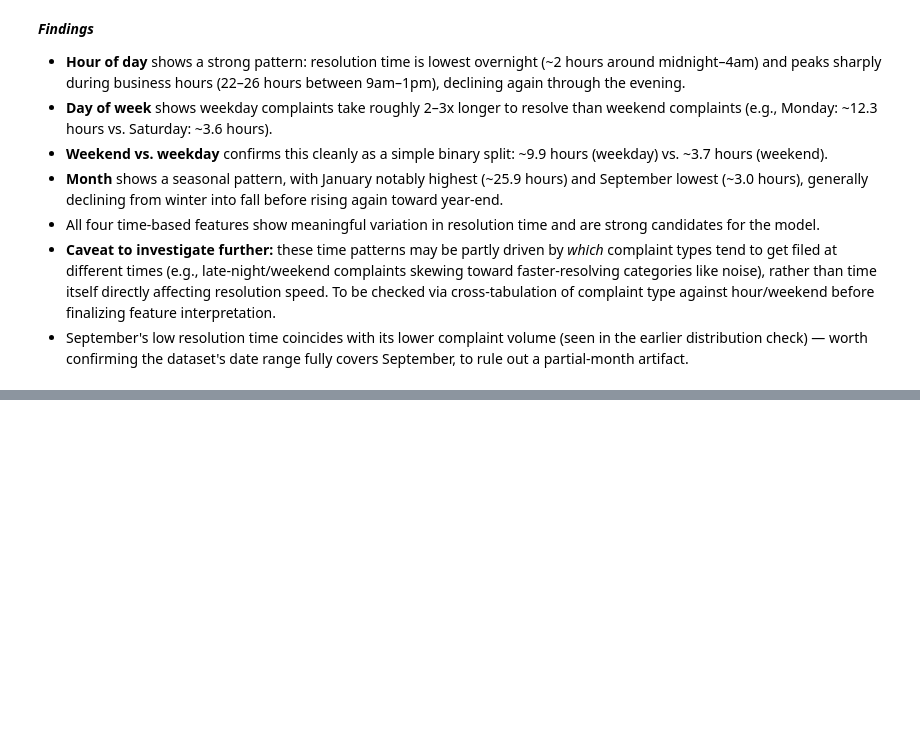
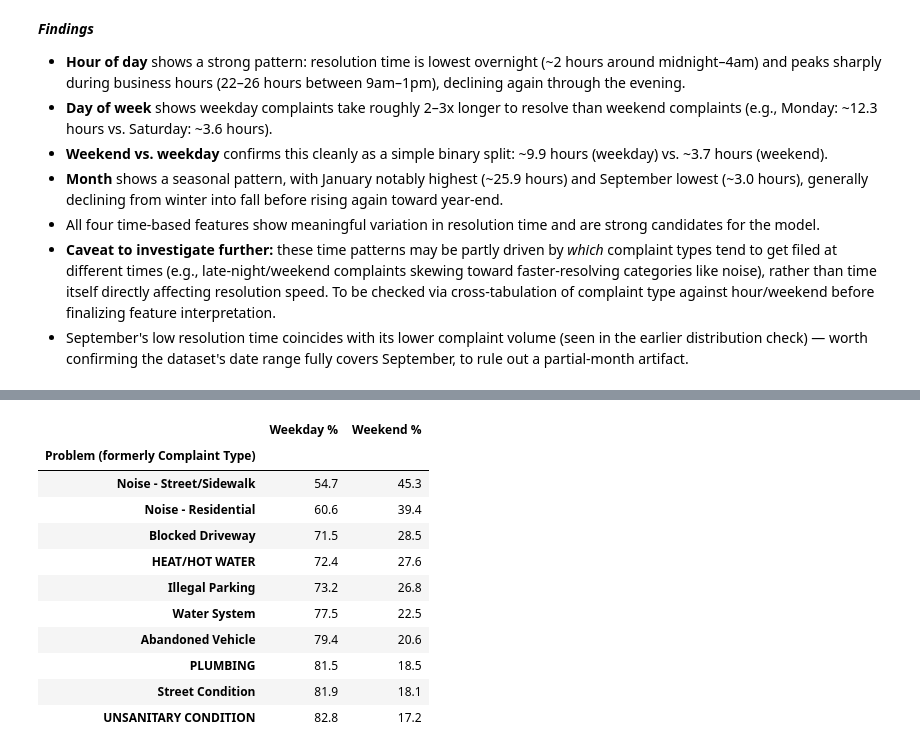
Before and after one commit to ushithila/311-Complaint-Resolution-Speed, a Jupyter notebook: notebooks/downloading_initial_EDA.ipynb, the cells around one changed output, grey strips where cells are left out. Cells and saved outputs as stored; diff of their text form; code cells hidden in the pictures; blank space fills up the shorter version.

```diff
--- a/notebooks/downloading_initial_EDA.ipynb
+++ b/notebooks/downloading_initial_EDA.ipynb
@@ -350,0 +326,22 @@ Name: resolution_hours, dtype: float64
+# %%
+problem_col = 'Problem (formerly Complaint Type)'
+top_10_problems = df[problem_col].value_counts().head(10).index
+df_top10 = df[df[problem_col].isin(top_10_problems)].copy()
+
+mix_by_weekend = pd.crosstab(df_top10[problem_col], df_top10['is_weekend'], normalize='index') * 100
+mix_by_weekend.columns = ['Weekday %', 'Weekend %']
+mix_by_weekend = mix_by_weekend.round(1).sort_values('Weekend %', ascending=False)
+mix_by_weekend
+# %% [output]
+|  | Weekday % | Weekend % |
+| Problem (formerly Complaint Type) |  |  |
+| Noise - Street/Sidewalk | 54.7 | 45.3 |
+| Noise - Residential | 60.6 | 39.4 |
+| Blocked Driveway | 71.5 | 28.5 |
+| HEAT/HOT WATER | 72.4 | 27.6 |
+| Illegal Parking | 73.2 | 26.8 |
+| Water System | 77.5 | 22.5 |
+| Abandoned Vehicle | 79.4 | 20.6 |
+| PLUMBING | 81.5 | 18.5 |
+| Street Condition | 81.9 | 18.1 |
+| UNSANITARY CONDITION | 82.8 | 17.2 |
```
Also changed, not shown: parts of 14 cells of this notebook, 3 other files.
